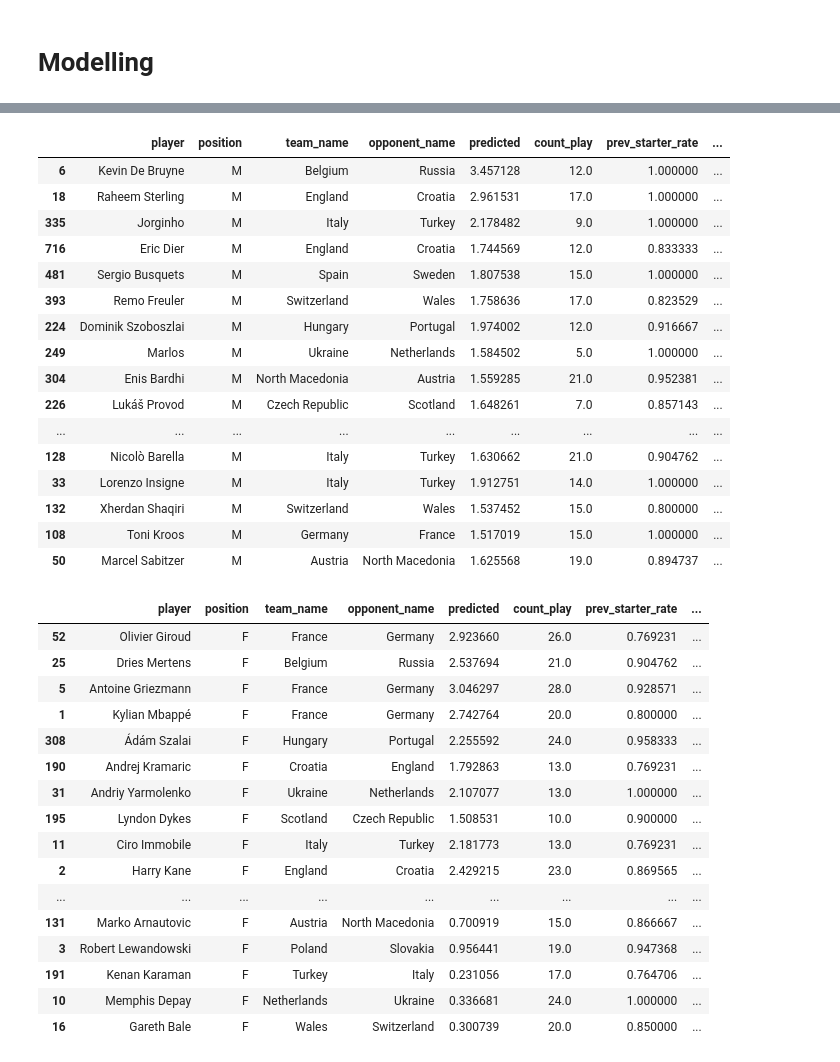
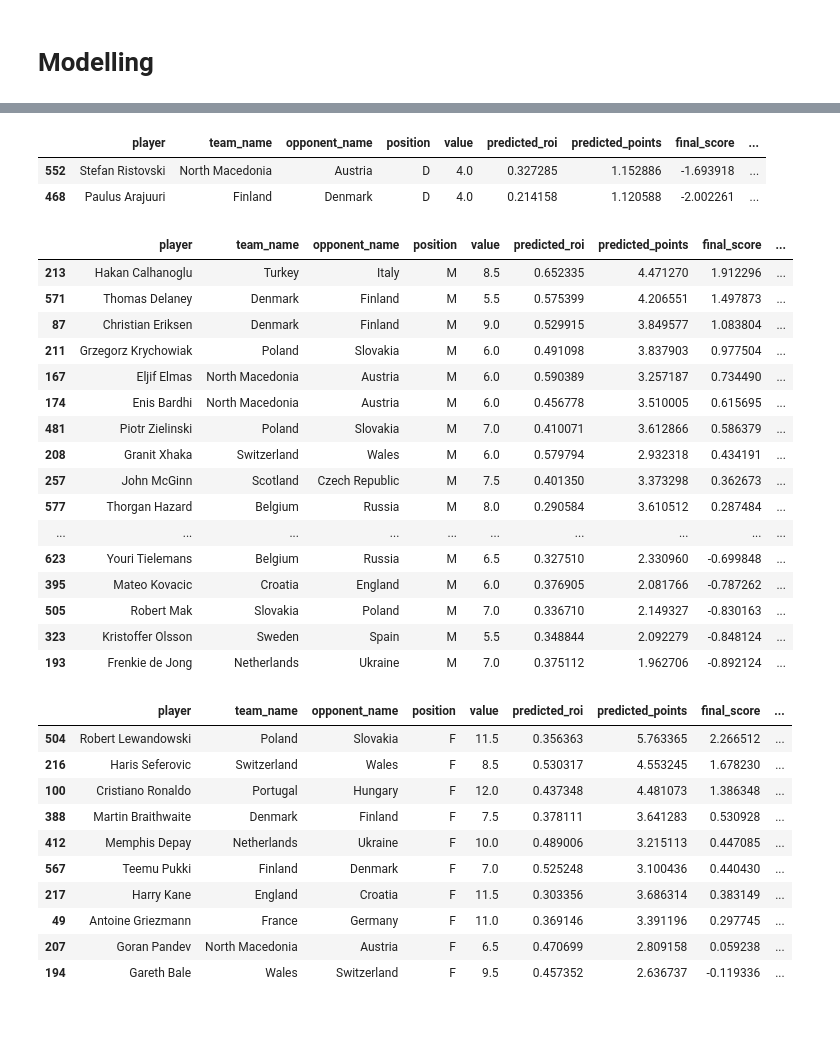
Before and after one commit to christianwbsn/moneyball, a Jupyter notebook: notebooks/2-modelling.ipynb, the cells around one changed output, grey strips where cells are left out. Cells and saved outputs as stored; diff of their text form; code cells hidden in the pictures; blank space fills up the shorter version.

```diff
--- a/notebooks/2-modelling.ipynb
+++ b/notebooks/2-modelling.ipynb
@@ -193,2 +226,4 @@ players = players[players['count_play'] > 3]
+# %%
+players["final_score"] = players["scaled_points"] * 0.7 + players["scaled_roi"] * 0.3
 # %%
-players = players.sort_values(by=["round_predicted", "value_for_money"], ascending=False)
+players = players.sort_values(by=["final_score"], ascending=False)
@@ -238,0 +230,4 @@ players[players["position"] == "D"].head(20)
+# %%
+col = ["player", "team_name", "opponent_name", "position", "value", "predicted_roi", "predicted_points", "final_score", "prev_max_points", "prev_mean_points", "prev_std_points", "prev_ratio_starter", "prev_ratio_played"]
+# %%
+views = players[col]
@@ -239,40 +268,40 @@ players[players["position"] == "D"].head(20)
+# %%
+views[(views["position"] == "D") & (views["value"] == 4)].head(30)
+# %% [output]
+|  | player | team_name | opponent_name | position | value | predicted_roi | predicted_points | final_score | ... |
+| 552 | Stefan Ristovski | North Macedonia | Austria | D | 4.0 | 0.327285 | 1.152886 | -1.693918 | ... |
+| 468 | Paulus Arajuuri | Finland | Denmark | D | 4.0 | 0.214158 | 1.120588 | -2.002261 | ... |
 # %%
-players[(players["position"] == "M")].head(20)
+views[(views["position"] == "M")].head(30)
 # %% [output]
-|  | player | position | team_name | opponent_name | predicted | count_play | prev_starter_rate | ... |
-| 6 | Kevin De Bruyne | M | Belgium | Russia | 3.457128 | 12.0 | 1.000000 | ... |
-| 18 | Raheem Sterling | M | England | Croatia | 2.961531 | 17.0 | 1.000000 | ... |
-| 335 | Jorginho | M | Italy | Turkey | 2.178482 | 9.0 | 1.000000 | ... |
-| 716 | Eric Dier | M | England | Croatia | 1.744569 | 12.0 | 0.833333 | ... |
-| 481 | Sergio Busquets | M | Spain | Sweden | 1.807538 | 15.0 | 1.000000 | ... |
-| 393 | Remo Freuler | M | Switzerland | Wales | 1.758636 | 17.0 | 0.823529 | ... |
-| 224 | Dominik Szoboszlai | M | Hungary | Portugal | 1.974002 | 12.0 | 0.916667 | ... |
-| 249 | Marlos | M | Ukraine | Netherlands | 1.584502 | 5.0 | 1.000000 | ... |
-| 304 | Enis Bardhi | M | North Macedonia | Austria | 1.559285 | 21.0 | 0.952381 | ... |
-| 226 | Lukáš Provod | M | Czech Republic | Scotland | 1.648261 | 7.0 | 0.857143 | ... |
-| ... | ... | ... | ... | ... | ... | ... | ... | ... |
-| 128 | Nicolò Barella | M | Italy | Turkey | 1.630662 | 21.0 | 0.904762 | ... |
-| 33 | Lorenzo Insigne | M | Italy | Turkey | 1.912751 | 14.0 | 1.000000 | ... |
-| 132 | Xherdan Shaqiri | M | Switzerland | Wales | 1.537452 | 15.0 | 0.800000 | ... |
-| 108 | Toni Kroos | M | Germany | France | 1.517019 | 15.0 | 1.000000 | ... |
-| 50 | Marcel Sabitzer | M | Austria | North Macedonia | 1.625568 | 19.0 | 0.894737 | ... |
+|  | player | team_name | opponent_name | position | value | predicted_roi | predicted_points | final_score | ... |
+| 213 | Hakan Calhanoglu | Turkey | Italy | M | 8.5 | 0.652335 | 4.471270 | 1.912296 | ... |
+| 571 | Thomas Delaney | Denmark | Finland | M | 5.5 | 0.575399 | 4.206551 | 1.497873 | ... |
+| 87 | Christian Eriksen | Denmark | Finland | M | 9.0 | 0.529915 | 3.849577 | 1.083804 | ... |
+| 211 | Grzegorz Krychowiak | Poland | Slovakia | M | 6.0 | 0.491098 | 3.837903 | 0.977504 | ... |
+| 167 | Eljif Elmas | North Macedonia | Austria | M | 6.0 | 0.590389 | 3.257187 | 0.734490 | ... |
+| 174 | Enis Bardhi | North Macedonia | Austria | M | 6.0 | 0.456778 | 3.510005 | 0.615695 | ... |
+| 481 | Piotr Zielinski | Poland | Slovakia | M | 7.0 | 0.410071 | 3.612866 | 0.586379 | ... |
+| 208 | Granit Xhaka | Switzerland | Wales | M | 6.0 | 0.579794 | 2.932318 | 0.434191 | ... |
+| 257 | John McGinn | Scotland | Czech Republic | M | 7.5 | 0.401350 | 3.373298 | 0.362673 | ... |
+| 577 | Thorgan Hazard | Belgium | Russia | M | 8.0 | 0.290584 | 3.610512 | 0.287484 | ... |
+| ... | ... | ... | ... | ... | ... | ... | ... | ... | ... |
+| 623 | Youri Tielemans | Belgium | Russia | M | 6.5 | 0.327510 | 2.330960 | -0.699848 | ... |
+| 395 | Mateo Kovacic | Croatia | England | M | 6.0 | 0.376905 | 2.081766 | -0.787262 | ... |
+| 505 | Robert Mak | Slovakia | Poland | M | 7.0 | 0.336710 | 2.149327 | -0.830163 | ... |
+| 323 | Kristoffer Olsson | Sweden | Spain | M | 5.5 | 0.348844 | 2.092279 | -0.848124 | ... |
+| 193 | Frenkie de Jong | Netherlands | Ukraine | M | 7.0 | 0.375112 | 1.962706 | -0.892124 | ... |
 # %%
-players[players["position"] == "F"].head(30)
+views[views["position"] == "F"].head(10)
 # %% [output]
-|  | player | position | team_name | opponent_name | predicted | count_play | prev_starter_rate | ... |
-| 52 | Olivier Giroud | F | France | Germany | 2.923660 | 26.0 | 0.769231 | ... |
-| 25 | Dries Mertens | F | Belgium | Russia | 2.537694 | 21.0 | 0.904762 | ... |
-| 5 | Antoine Griezmann | F | France | Germany | 3.046297 | 28.0 | 0.928571 | ... |
-| 1 | Kylian Mbappé | F | France | Germany | 2.742764 | 20.0 | 0.800000 | ... |
-| 308 | Ádám Szalai | F | Hungary | Portugal | 2.255592 | 24.0 | 0.958333 | ... |
-| 190 | Andrej Kramaric | F | Croatia | England | 1.792863 | 13.0 | 0.769231 | ... |
-| 31 | Andriy Yarmolenko | F | Ukraine | Netherlands | 2.107077 | 13.0 | 1.000000 | ... |
-| 195 | Lyndon Dykes | F | Scotland | Czech Republic | 1.508531 | 10.0 | 0.900000 | ... |
-| 11 | Ciro Immobile | F | Italy | Turkey | 2.181773 | 13.0 | 0.769231 | ... |
-| 2 | Harry Kane | F | England | Croatia | 2.429215 | 23.0 | 0.869565 | ... |
-| ... | ... | ... | ... | ... | ... | ... | ... | ... |
-| 131 | Marko Arnautovic | F | Austria | North Macedonia | 0.700919 | 15.0 | 0.866667 | ... |
-| 3 | Robert Lewandowski | F | Poland | Slovakia | 0.956441 | 19.0 | 0.947368 | ... |
-| 191 | Kenan Karaman | F | Turkey | Italy | 0.231056 | 17.0 | 0.764706 | ... |
-| 10 | Memphis Depay | F | Netherlands | Ukraine | 0.336681 | 24.0 | 1.000000 | ... |
-| 16 | Gareth Bale | F | Wales | Switzerland | 0.300739 | 20.0 | 0.850000 | ... |
+|  | player | team_name | opponent_name | position | value | predicted_roi | predicted_points | final_score | ... |
+| 504 | Robert Lewandowski | Poland | Slovakia | F | 11.5 | 0.356363 | 5.763365 | 2.266512 | ... |
+| 216 | Haris Seferovic | Switzerland | Wales | F | 8.5 | 0.530317 | 4.553245 | 1.678230 | ... |
+| 100 | Cristiano Ronaldo | Portugal | Hungary | F | 12.0 | 0.437348 | 4.481073 | 1.386348 | ... |
+| 388 | Martin Braithwaite | Denmark | Finland | F | 7.5 | 0.378111 | 3.641283 | 0.530928 | ... |
+| 412 | Memphis Depay | Netherlands | Ukraine | F | 10.0 | 0.489006 | 3.215113 | 0.447085 | ... |
+| 567 | Teemu Pukki | Finland | Denmark | F | 7.0 | 0.525248 | 3.100436 | 0.440430 | ... |
+| 217 | Harry Kane | England | Croatia | F | 11.5 | 0.303356 | 3.686314 | 0.383149 | ... |
+| 49 | Antoine Griezmann | France | Germany | F | 11.0 | 0.369146 | 3.391196 | 0.297745 | ... |
+| 207 | Goran Pandev | North Macedonia | Austria | F | 6.5 | 0.470699 | 2.809158 | 0.059238 | ... |
+| 194 | Gareth Bale | Wales | Switzerland | F | 9.5 | 0.457352 | 2.636737 | -0.119336 | ... |
```
Also changed, not shown: parts of 52 cells of this notebook, 4 other files.
